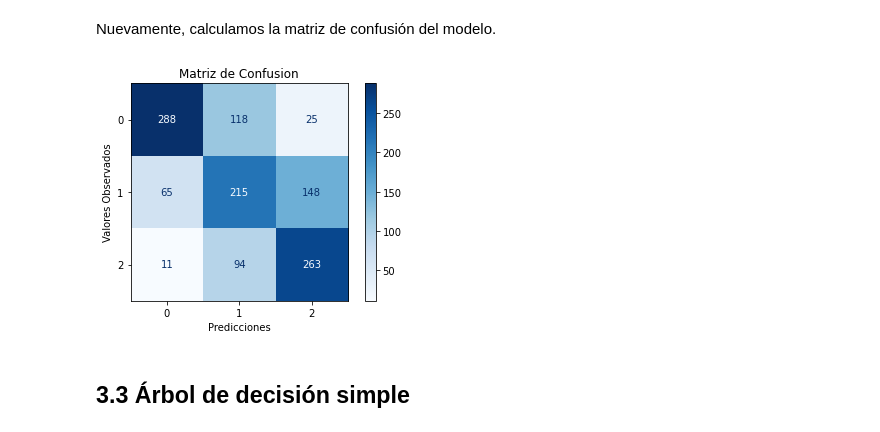
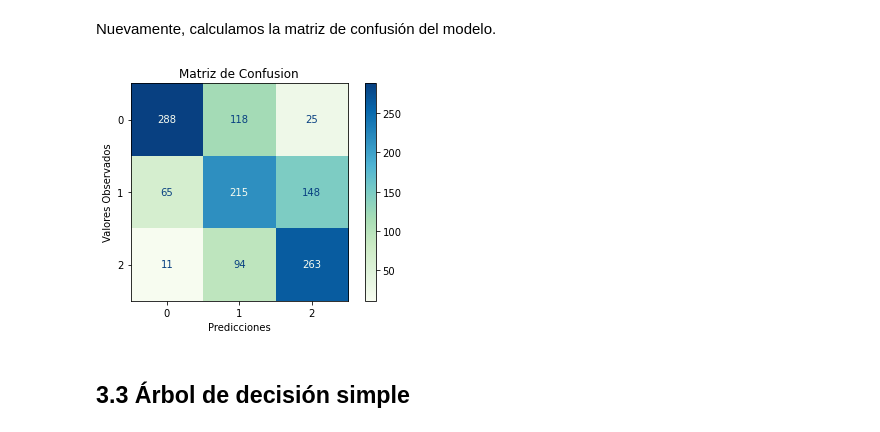
Before and after one commit to sofiamacein/Airbnb_Proyecto, a Jupyter notebook: Airbnb_MODELS.ipynb, the cells around one changed output. Saved outputs shown, nothing was run; the diff lists cells and outputs as text; code cells hidden in the pictures.

```diff
--- a/Airbnb_MODELS.ipynb
+++ b/Airbnb_MODELS.ipynb
@@ -384,22 +384,22 @@ Nuevamente, calculamos la matriz de confusión del modelo.
 # %%
 # Matriz de confusion
 y_pred_clas = pd.cut(y_pred.flatten(), bins=bins, labels=False)
 
 # Grafico
 mc_knn = confusion_matrix(y_test_clas, y_pred_clas)
 disp = ConfusionMatrixDisplay(confusion_matrix=mc_knn)
-disp.plot(cmap='Blues', colorbar=True)
+disp.plot(cmap='GnBu')
 
 plt.title('Matriz de Confusion')
 plt.xlabel('Predicciones')
 plt.ylabel('Valores Observados')
 
 plt.show()
 
 # Almacenamiento de metricas
-mc['knn'] = mc_knn
+mc['KNN'] = mc_knn
 # %% [output]
-[figure, old version]
+[figure, new version]
 # %% [markdown]
 ## 3.3 Árbol de decisión simple
 # %% [markdown]
```
Also changed, not shown: parts of 39 cells of this notebook.
